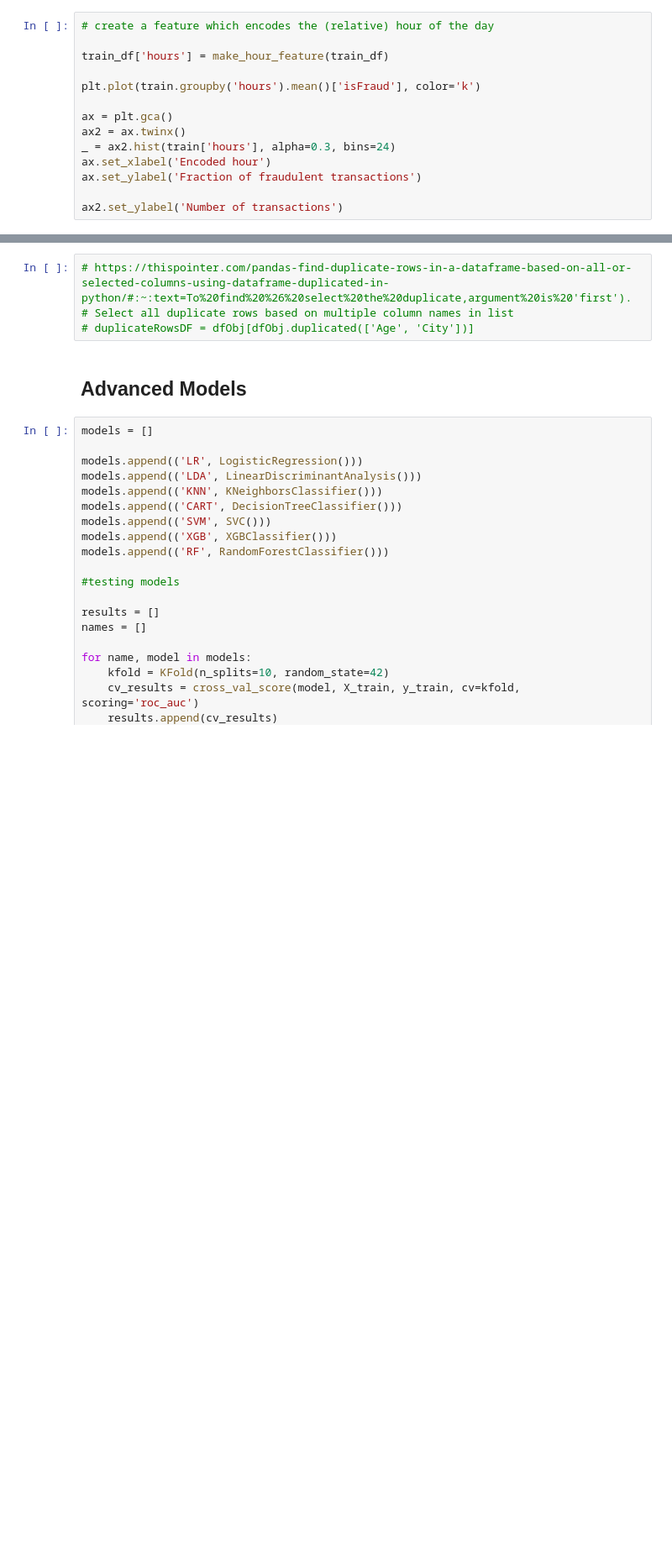
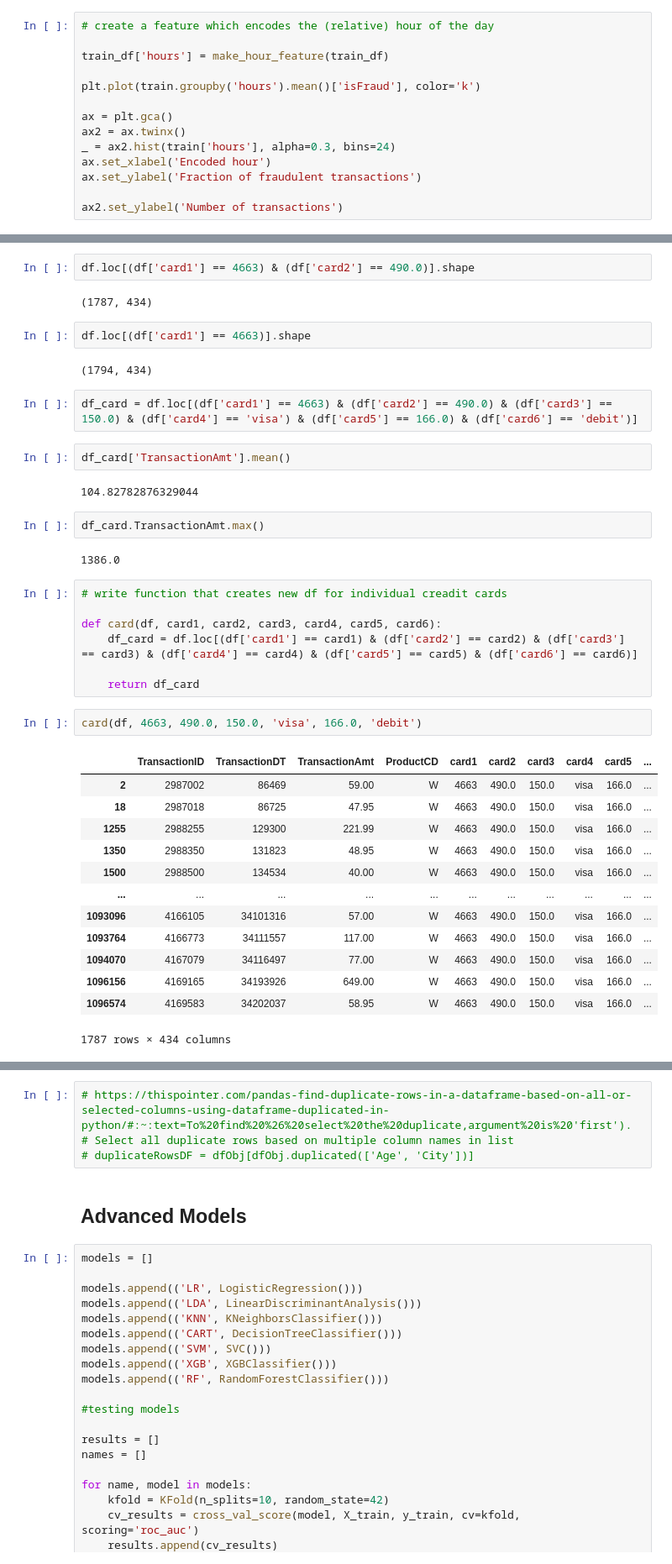
Before and after one commit to mariia-rum/project_fraud, a Jupyter notebook: notebooks/Models_Antonia.ipynb, the cells around one changed output, grey strips where cells are left out. Shown: that part at 84% size. Saved outputs shown, nothing was run; the diff lists cells and outputs as text; blank space fills up the shorter version.

```diff
--- a/notebooks/Models_Antonia.ipynb
+++ b/notebooks/Models_Antonia.ipynb
@@ -206,0 +321,41 @@ ax2.set_ylabel('Number of transactions')
+# %%
+df.loc[(df['card1'] == 4663) & (df['card2'] == 490.0)].shape
+# %% [output]
+(1787, 434)
+# %%
+df.loc[(df['card1'] == 4663)].shape
+# %% [output]
+(1794, 434)
+# %%
+df_card = df.loc[(df['card1'] == 4663) & (df['card2'] == 490.0) & (df['card3'] == 150.0) & (df['card4'] == 'visa') & (df['card5'] == 166.0) & (df['card6'] == 'debit')]
+# %%
+df_card['TransactionAmt'].mean()
+# %% [output]
+104.82782876329044
+# %%
+df_card.TransactionAmt.max()
+# %% [output]
+1386.0
+# %%
+# write function that creates new df for individual creadit cards
+
+def card(df, card1, card2, card3, card4, card5, card6):
+    df_card = df.loc[(df['card1'] == card1) & (df['card2'] == card2) & (df['card3'] == card3) & (df['card4'] == card4) & (df['card5'] == card5) & (df['card6'] == card6)]
+
+    return df_card
+# %%
+card(df, 4663, 490.0, 150.0, 'visa', 166.0, 'debit')
+# %% [output]
+|  | TransactionID | TransactionDT | TransactionAmt | ProductCD | card1 | card2 | card3 | card4 | card5 | ... |
+| 2 | 2987002 | 86469 | 59.00 | W | 4663 | 490.0 | 150.0 | visa | 166.0 | ... |
+| 18 | 2987018 | 86725 | 47.95 | W | 4663 | 490.0 | 150.0 | visa | 166.0 | ... |
+| 1255 | 2988255 | 129300 | 221.99 | W | 4663 | 490.0 | 150.0 | visa | 166.0 | ... |
+| 1350 | 2988350 | 131823 | 48.95 | W | 4663 | 490.0 | 150.0 | visa | 166.0 | ... |
+| 1500 | 2988500 | 134534 | 40.00 | W | 4663 | 490.0 | 150.0 | visa | 166.0 | ... |
+| ... | ... | ... | ... | ... | ... | ... | ... | ... | ... | ... |
+| 1093096 | 4166105 | 34101316 | 57.00 | W | 4663 | 490.0 | 150.0 | visa | 166.0 | ... |
+| 1093764 | 4166773 | 34111557 | 117.00 | W | 4663 | 490.0 | 150.0 | visa | 166.0 | ... |
+| 1094070 | 4167079 | 34116497 | 77.00 | W | 4663 | 490.0 | 150.0 | visa | 166.0 | ... |
+| 1096156 | 4169165 | 34193926 | 649.00 | W | 4663 | 490.0 | 150.0 | visa | 166.0 | ... |
+| 1096574 | 4169583 | 34202037 | 58.95 | W | 4663 | 490.0 | 150.0 | visa | 166.0 | ... |
+1787 rows × 434 columns
```
Also changed, not shown: parts of 37 cells of this notebook.
